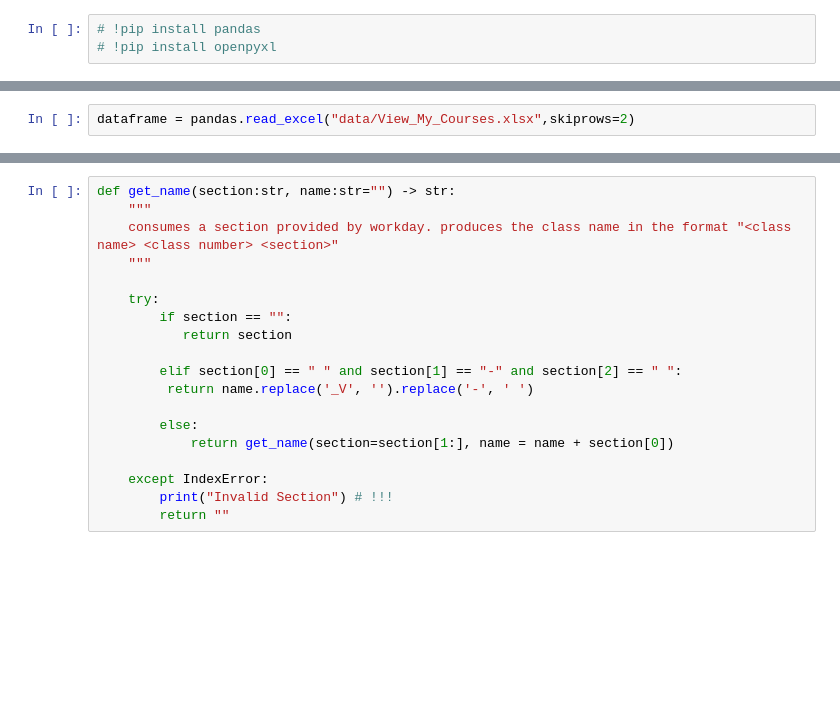
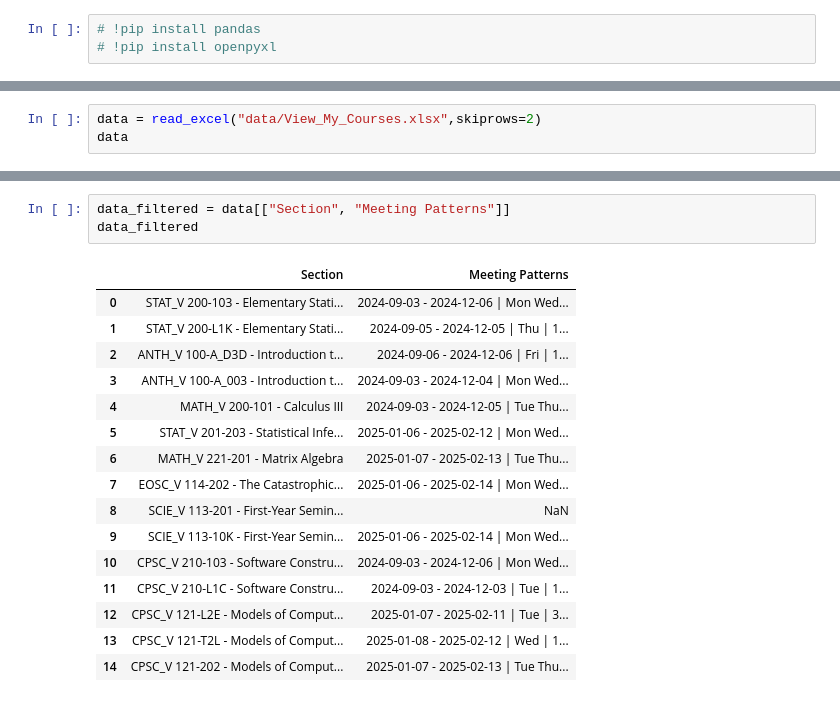
Before and after one commit to andrei-doroteo/.adoroteo01_workday_to_calendar, a Jupyter notebook: schedule.ipynb, the cells around one changed output, grey strips where cells are left out. Drawn from its saved outputs; the diff is of its cells as text; blank space fills up the shorter version.

```diff
--- a/schedule.ipynb
+++ b/schedule.ipynb
@@ -6,2 +10,3 @@ import pandas
 # %%
-dataframe = pandas.read_excel("data/View_My_Courses.xlsx",skiprows=2)
+data = read_excel("data/View_My_Courses.xlsx",skiprows=2)
+data
@@ -27,19 +30,20 @@ dataframe
-# %%
-def get_name(section:str, name:str="") -> str:
-    """
-    consumes a section provided by workday. produces the class name in the format "<class name> <class number> <section>"
-    """
-
-    try:
-        if section == "":
-           return section
-
-        elif section[0] == " " and section[1] == "-" and section[2] == " ":
-         return name.replace('_V', '').replace('-', ' ')
-
-        else:
-            return get_name(section=section[1:], name = name + section[0])
-
-    except IndexError:
-        print("Invalid Section") # !!!
-        return ""
+# %%
+data_filtered = data[["Section", "Meeting Patterns"]]
+data_filtered
+# %% [output]
+|  | Section | Meeting Patterns |
+| 0 | STAT_V 200-103 - Elementary Stati... | 2024-09-03 - 2024-12-06 | Mon Wed... |
+| 1 | STAT_V 200-L1K - Elementary Stati... | 2024-09-05 - 2024-12-05 | Thu | 1... |
+| 2 | ANTH_V 100-A_D3D - Introduction t... | 2024-09-06 - 2024-12-06 | Fri | 1... |
+| 3 | ANTH_V 100-A_003 - Introduction t... | 2024-09-03 - 2024-12-04 | Mon Wed... |
+| 4 | MATH_V 200-101 - Calculus III | 2024-09-03 - 2024-12-05 | Tue Thu... |
+| 5 | STAT_V 201-203 - Statistical Infe... | 2025-01-06 - 2025-02-12 | Mon Wed... |
+| 6 | MATH_V 221-201 - Matrix Algebra | 2025-01-07 - 2025-02-13 | Tue Thu... |
+| 7 | EOSC_V 114-202 - The Catastrophic... | 2025-01-06 - 2025-02-14 | Mon Wed... |
+| 8 | SCIE_V 113-201 - First-Year Semin... | NaN |
+| 9 | SCIE_V 113-10K - First-Year Semin... | 2025-01-06 - 2025-02-14 | Mon Wed... |
+| 10 | CPSC_V 210-103 - Software Constru... | 2024-09-03 - 2024-12-06 | Mon Wed... |
+| 11 | CPSC_V 210-L1C - Software Constru... | 2024-09-03 - 2024-12-03 | Tue | 1... |
+| 12 | CPSC_V 121-L2E - Models of Comput... | 2025-01-07 - 2025-02-11 | Tue | 3... |
+| 13 | CPSC_V 121-T2L - Models of Comput... | 2025-01-08 - 2025-02-12 | Wed | 1... |
+| 14 | CPSC_V 121-202 - Models of Comput... | 2025-01-07 - 2025-02-13 | Tue Thu... |
```
Also changed, not shown: parts of 17 cells of this notebook.
